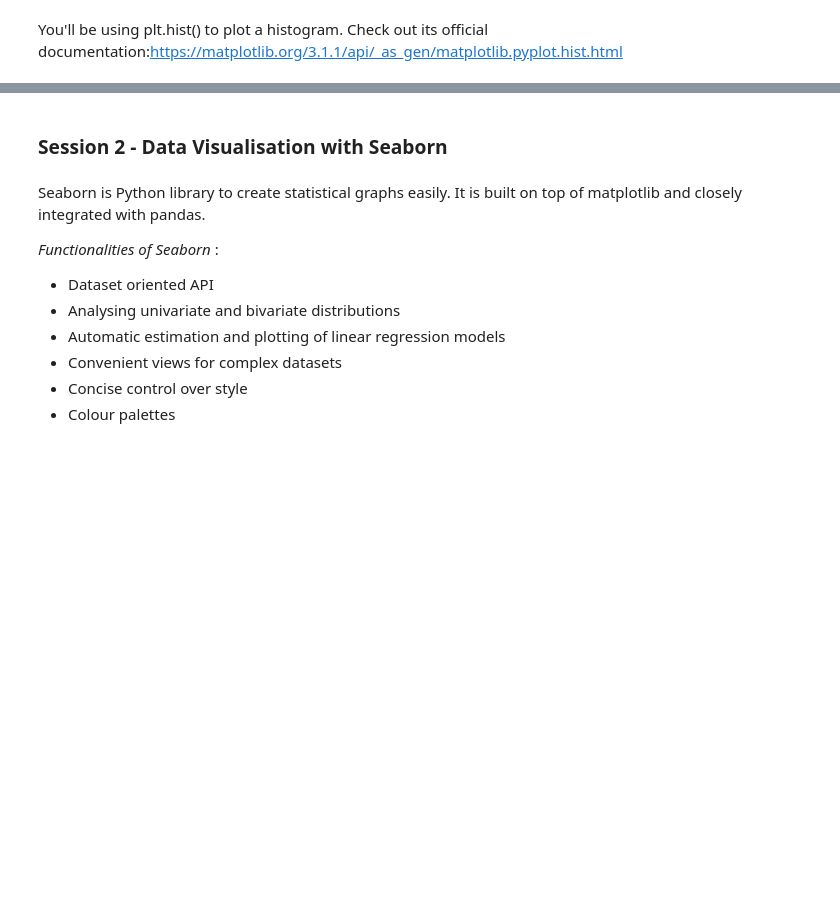
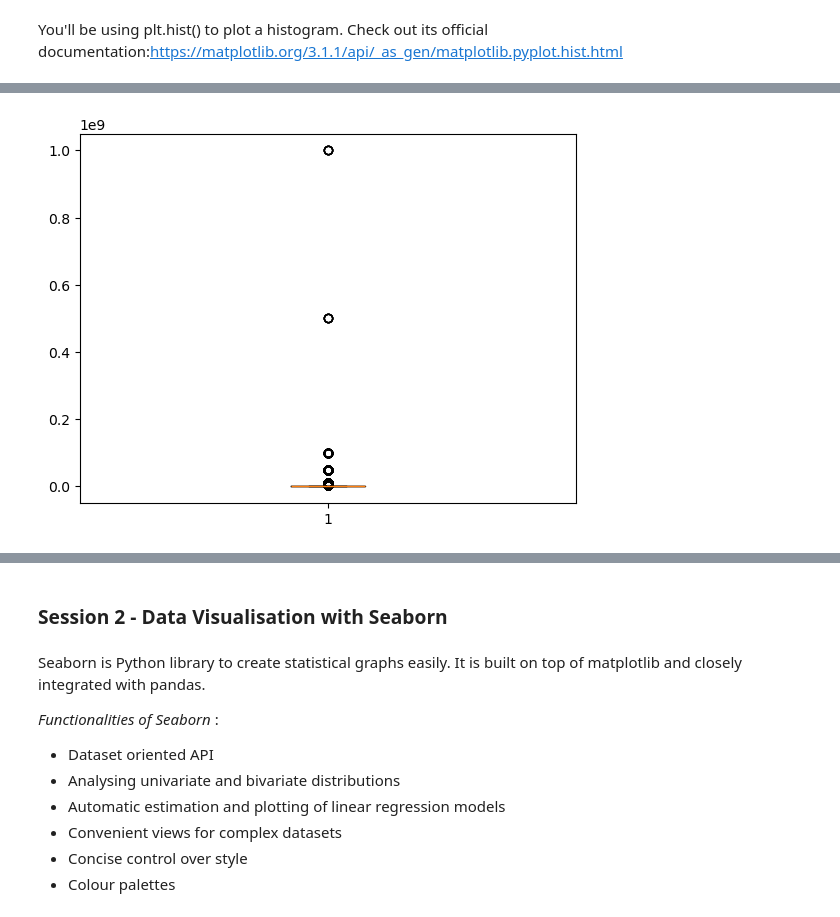
Before and after one commit to pratham98k/IIITB-ML-AI, a Jupyter notebook: IIIT-B/Course2-Statistics/Case+Study+Notebook/Case Study Notebook/Data Visualisation in Python - Case Study copy.ipynb, the cells around one changed output, grey strips where cells are left out. Drawn from its saved outputs; the diff is of its cells as text; code cells hidden in the pictures; blank space fills up the shorter version.

```diff
--- a/IIIT-B/Course2-Statistics/Case+Study+Notebook/Case Study Notebook/Data Visualisation in Python - Case Study copy.ipynb
+++ b/IIIT-B/Course2-Statistics/Case+Study+Notebook/Case Study Notebook/Data Visualisation in Python - Case Study copy.ipynb
@@ -641,2 +677,6 @@ You'll be using plt.hist() to plot a histogram. Check out its official documenta
 # %%
 #Question - Create a box plot for the Installs column and report back the IQR
+plt.boxplot(inp1["Installs"])
+plt.show()
+# %% [output]
+[figure, added]
```
Also changed, not shown: parts of 10 cells of this notebook, 7 other files.
